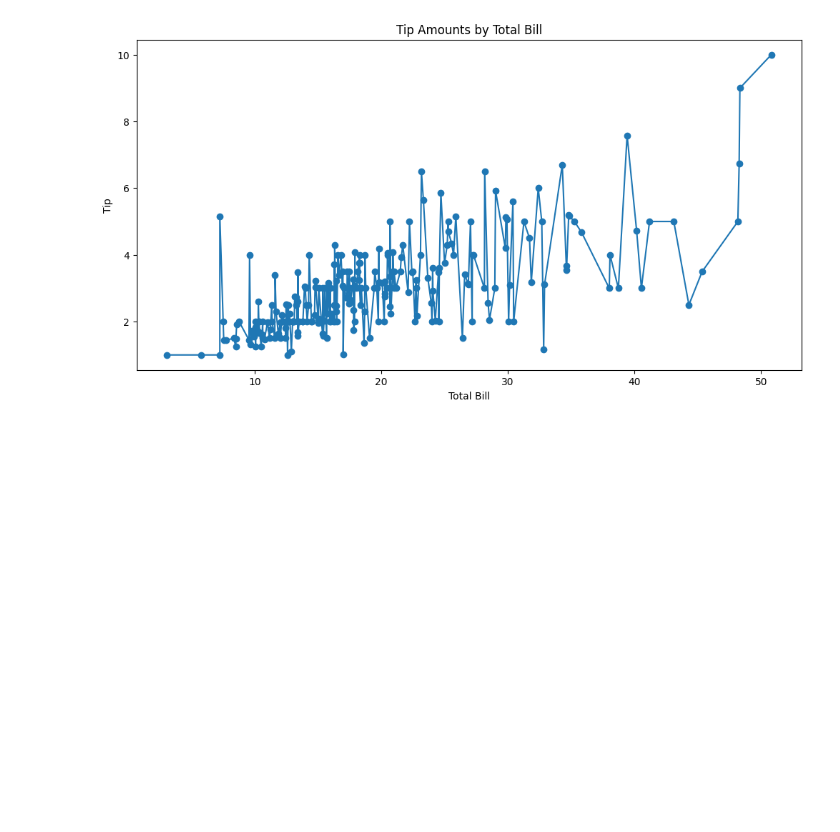
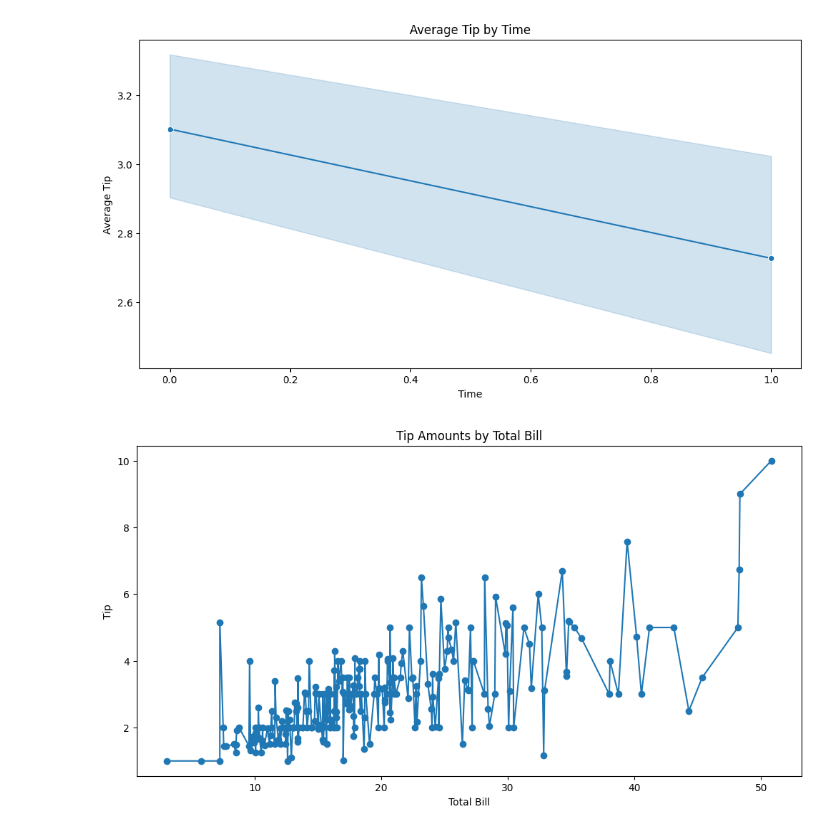
Before and after one commit to BakaPranjal/DAI-101-Assignment, a Jupyter notebook: Assignment-2/DAI-101-Assignment-2-23117067.ipynb, the cells around one changed output. Cells and saved outputs as stored; diff of their text form; code cells hidden in the pictures; blank space fills up the shorter version.

```diff
--- a/Assignment-2/DAI-101-Assignment-2-23117067.ipynb
+++ b/Assignment-2/DAI-101-Assignment-2-23117067.ipynb
@@ -54,14 +59,12 @@ plt.show()
 # %%
-# Check for time series trends if data includes a time component
-if 'time' in df.columns:
-    df['time'] = pd.to_datetime(df['time'])  # Ensure 'time' is datetime type
-    plt.figure(figsize=(10, 6))
-    plt.plot(df['time'], y, label="Tip Amount")
-    plt.xlabel("Time")
-    plt.ylabel("Tip")
-    plt.title("Time-Series Plot of Tips")
-    plt.legend()
-    plt.show()
+plt.figure(figsize=(12, 6))
+sns.lineplot(data=df, x="time", y="tip", marker="o")
+plt.title("Average Tip by Time")
+plt.xlabel("Time")
+plt.ylabel("Average Tip")
+plt.show()
+# %% [output]
+[figure, added]
 # %%
 sorted_data = df.sort_values(by='total_bill')
 plt.figure(figsize=(12, 6))
```
Also changed, not shown: parts of 11 cells of this notebook.
